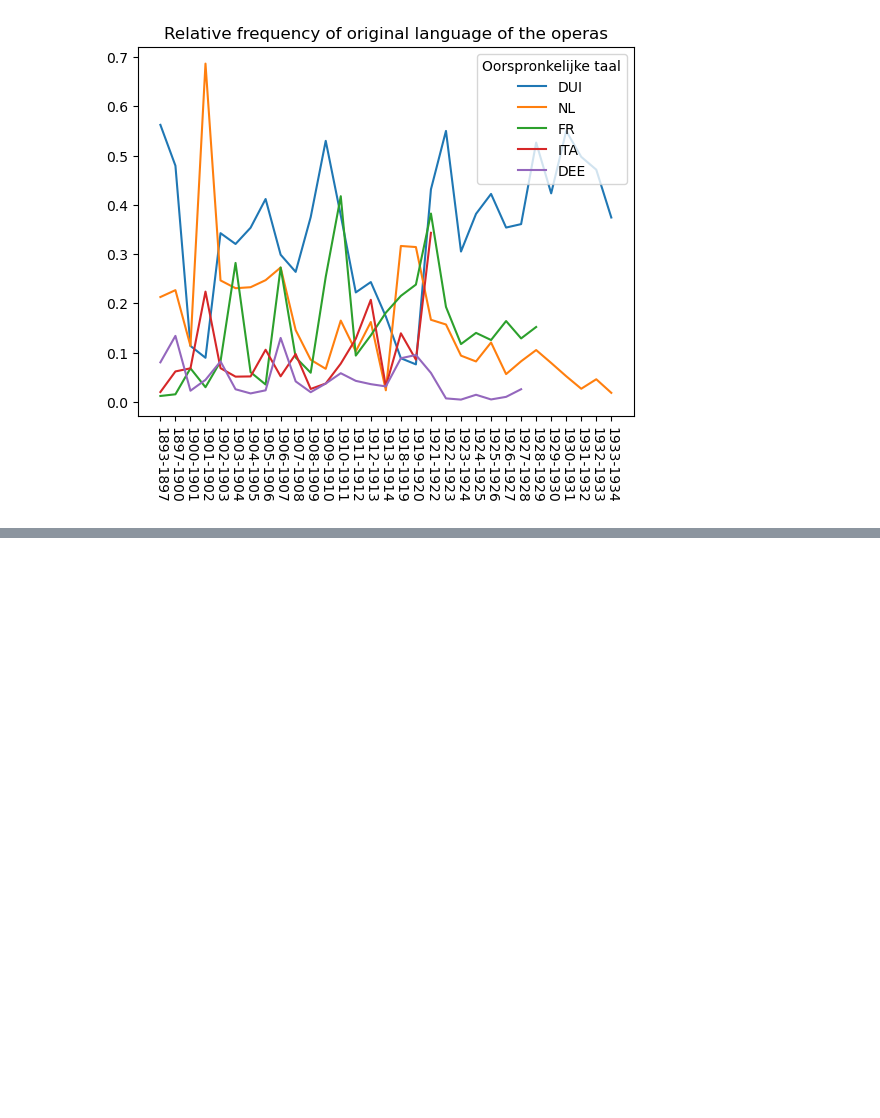
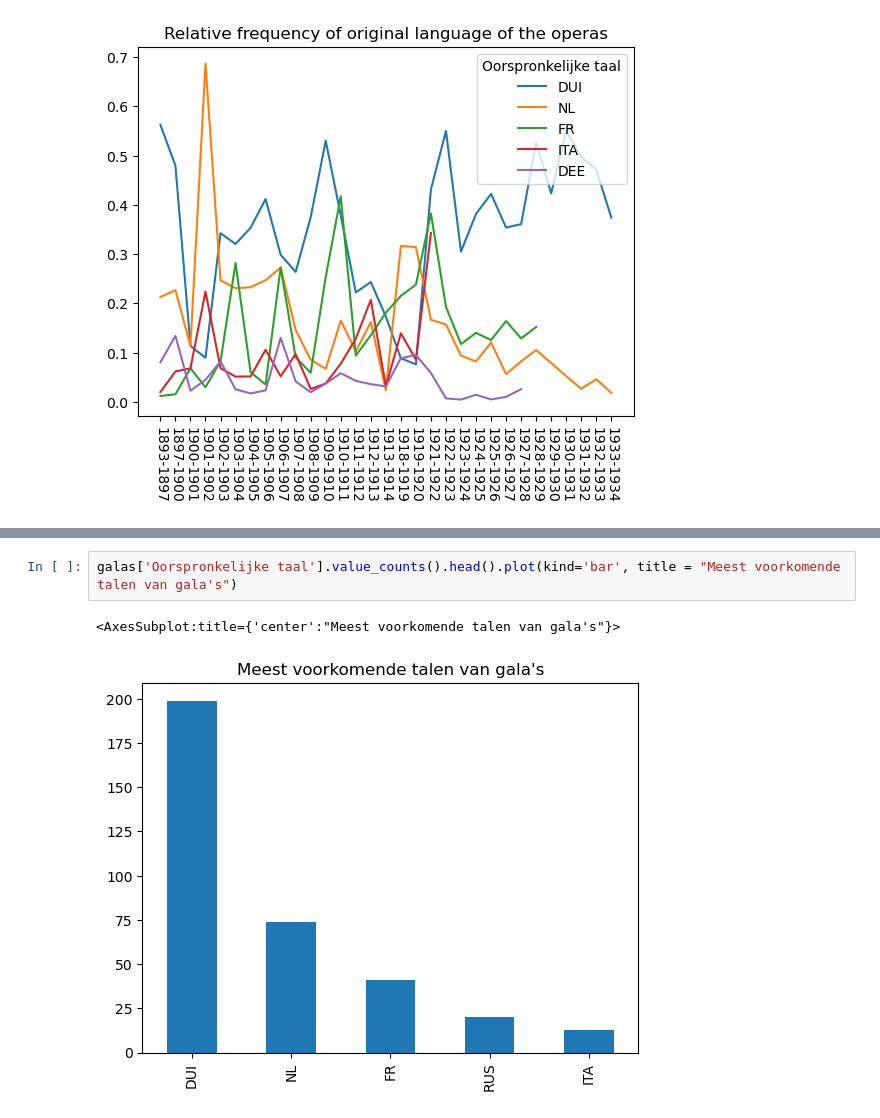
Before and after one commit to MonaDT/OPERA, a Jupyter notebook: Data_exploration.ipynb, the cells around one changed output, grey strips where cells are left out. Cells and saved outputs as stored; diff of their text form; blank space fills up the shorter version.

```diff
--- a/Data_exploration.ipynb
+++ b/Data_exploration.ipynb
@@ -171,0 +133,5 @@ len(df.groupby('Oorspronkelijke titel')['Oorspronkelijke première'])
+# %%
+galas['Oorspronkelijke taal'].value_counts().head().plot(kind='bar', title = "Meest voorkomende talen van gala's")
+# %% [output]
+<AxesSubplot:title={'center':"Meest voorkomende talen van gala's"}>
+[figure, added]
```
Also changed, not shown: parts of 40 cells of this notebook, 2 other files.
